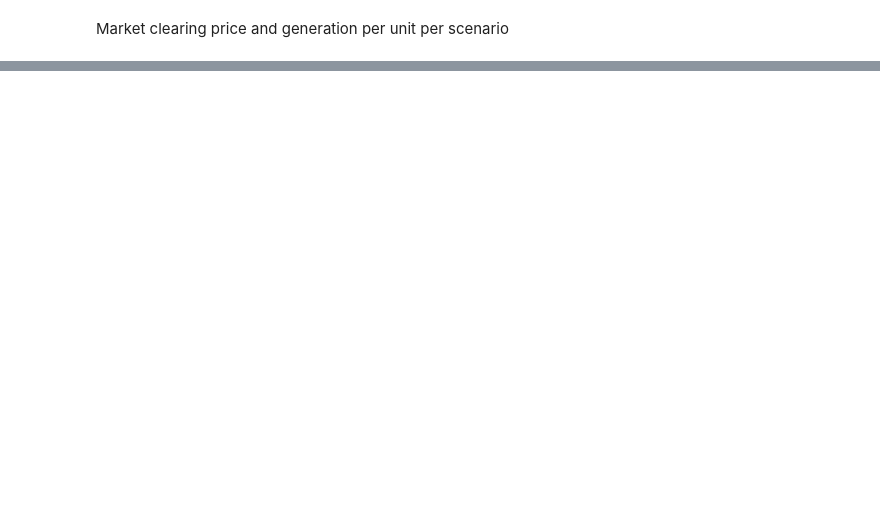
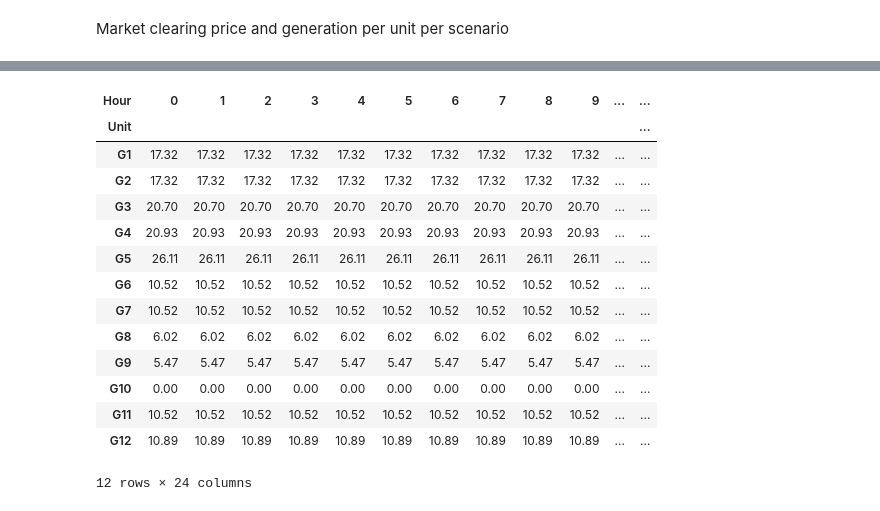
Before and after one commit to dguiraldes/energy_markets, a Jupyter notebook: Q2.ipynb, the cells around one changed output, grey strips where cells are left out. Cells and saved outputs as stored; diff of their text form; code cells hidden in the pictures; blank space fills up the shorter version.

```diff
--- a/Q2.ipynb
+++ b/Q2.ipynb
@@ -822,0 +1023,29 @@ plt.tight_layout()
+# %%
+def kkt_conditions(model, gen_constraints):
+    lambda_ = model.constraints["power_balance"].dual.to_pandas()
+    mu_max = model.constraints["capacity_limit"].dual.to_pandas()
+    mu_min = model.constraints["min_generation_constraint"].dual.to_pandas()
+
+    lambda_expanded = pd.DataFrame(np.tile(lambda_.values, (len(generators_set), 1)), index=generators_set, columns=lambda_.index)
+
+
+
+    return lambda_expanded + mu_max + mu_min
+
+kkt_conditions(model, gen_constraints)
+# %% [output]
+| Hour | 0 | 1 | 2 | 3 | 4 | 5 | 6 | 7 | 8 | 9 | ... | ... |
+| Unit |  |  |  |  |  |  |  |  |  |  |  | ... |
+| G1 | 17.32 | 17.32 | 17.32 | 17.32 | 17.32 | 17.32 | 17.32 | 17.32 | 17.32 | 17.32 | ... | ... |
+| G2 | 17.32 | 17.32 | 17.32 | 17.32 | 17.32 | 17.32 | 17.32 | 17.32 | 17.32 | 17.32 | ... | ... |
+| G3 | 20.70 | 20.70 | 20.70 | 20.70 | 20.70 | 20.70 | 20.70 | 20.70 | 20.70 | 20.70 | ... | ... |
+| G4 | 20.93 | 20.93 | 20.93 | 20.93 | 20.93 | 20.93 | 20.93 | 20.93 | 20.93 | 20.93 | ... | ... |
+| G5 | 26.11 | 26.11 | 26.11 | 26.11 | 26.11 | 26.11 | 26.11 | 26.11 | 26.11 | 26.11 | ... | ... |
+| G6 | 10.52 | 10.52 | 10.52 | 10.52 | 10.52 | 10.52 | 10.52 | 10.52 | 10.52 | 10.52 | ... | ... |
+| G7 | 10.52 | 10.52 | 10.52 | 10.52 | 10.52 | 10.52 | 10.52 | 10.52 | 10.52 | 10.52 | ... | ... |
+| G8 | 6.02 | 6.02 | 6.02 | 6.02 | 6.02 | 6.02 | 6.02 | 6.02 | 6.02 | 6.02 | ... | ... |
+| G9 | 5.47 | 5.47 | 5.47 | 5.47 | 5.47 | 5.47 | 5.47 | 5.47 | 5.47 | 5.47 | ... | ... |
+| G10 | 0.00 | 0.00 | 0.00 | 0.00 | 0.00 | 0.00 | 0.00 | 0.00 | 0.00 | 0.00 | ... | ... |
+| G11 | 10.52 | 10.52 | 10.52 | 10.52 | 10.52 | 10.52 | 10.52 | 10.52 | 10.52 | 10.52 | ... | ... |
+| G12 | 10.89 | 10.89 | 10.89 | 10.89 | 10.89 | 10.89 | 10.89 | 10.89 | 10.89 | 10.89 | ... | ... |
+12 rows × 24 columns
```
Also changed, not shown: parts of 24 cells of this notebook.
